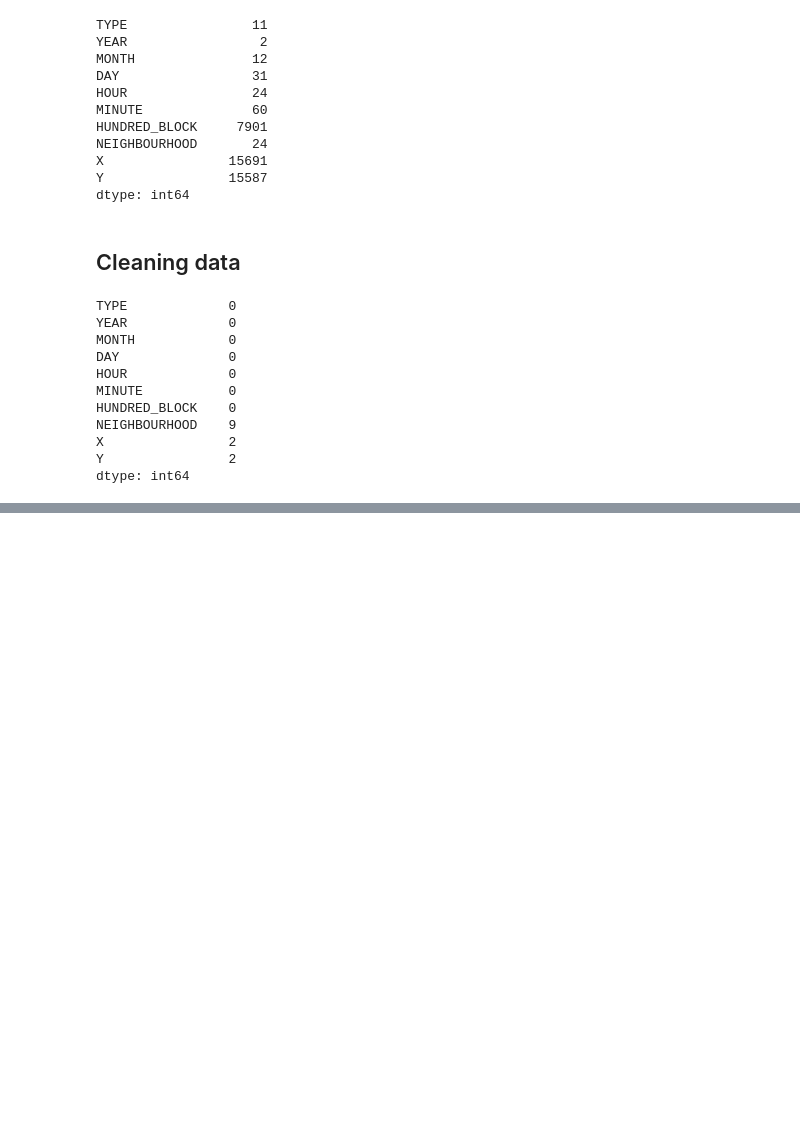
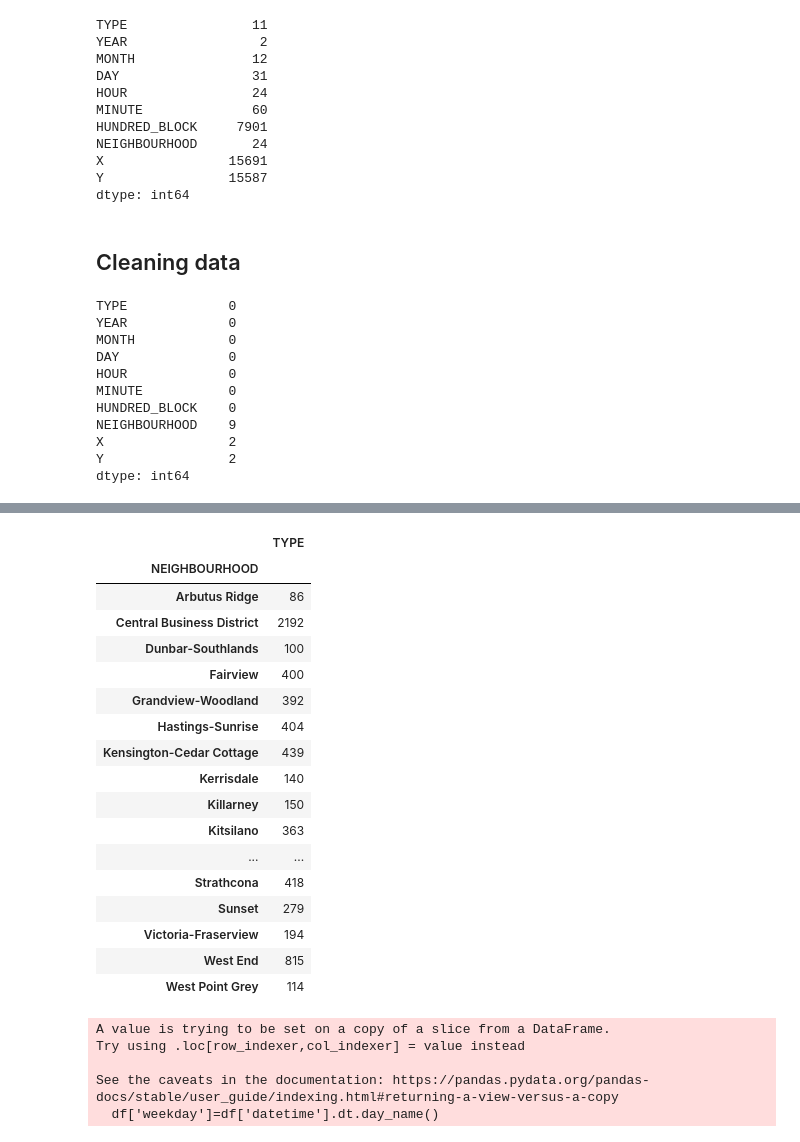
Before and after one commit to LazarAdamovic/Crime-in-Vancouver, a Jupyter notebook: Jupyter_notebooks_preprocessing.ipynb, the cells around one changed output, grey strips where cells are left out. Saved outputs shown, nothing was run; the diff lists cells and outputs as text; code cells hidden in the pictures; blank space fills up the shorter version.

```diff
--- a/Jupyter_notebooks_preprocessing.ipynb
+++ b/Jupyter_notebooks_preprocessing.ipynb
@@ -140,0 +154,34 @@ df=df.merge(df.apply(rule, axis=1), left_index=True, right_index=True)
+# %%
+# occurences of breakins in 2021 and 2022
+
+df_car_thefts[['NEIGHBOURHOOD', 'TYPE']].groupby(['NEIGHBOURHOOD']).count()
+# %% [output]
+|  | TYPE |
+| NEIGHBOURHOOD |  |
+| Arbutus Ridge | 86 |
+| Central Business District | 2192 |
+| Dunbar-Southlands | 100 |
+| Fairview | 400 |
+| Grandview-Woodland | 392 |
+| Hastings-Sunrise | 404 |
+| Kensington-Cedar Cottage | 439 |
+| Kerrisdale | 140 |
+| Killarney | 150 |
+| Kitsilano | 363 |
+| ... | ... |
+| Strathcona | 418 |
+| Sunset | 279 |
+| Victoria-Fraserview | 194 |
+| West End | 815 |
+| West Point Grey | 114 |
+# %%
+# extract weekday from datetime object
+# this could be useful as there could be more thefts during certain days
+
+df_car_thefts['weekday']=df_car_thefts['datetime'].dt.day_name()
+# %% [output]
+A value is trying to be set on a copy of a slice from a DataFrame.
+Try using .loc[row_indexer,col_indexer] = value instead
+
+See the caveats in the documentation: https://pandas.pydata.org/pandas-docs/stable/user_guide/indexing.html#returning-a-view-versus-a-copy
+  df['weekday']=df['datetime'].dt.day_name()
```
Also changed, not shown: parts of 16 cells of this notebook.
